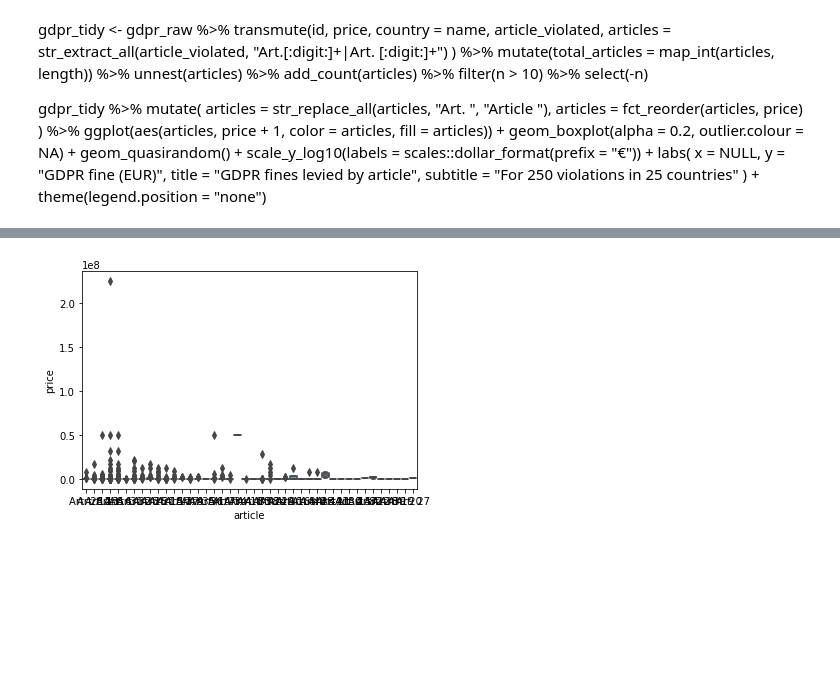
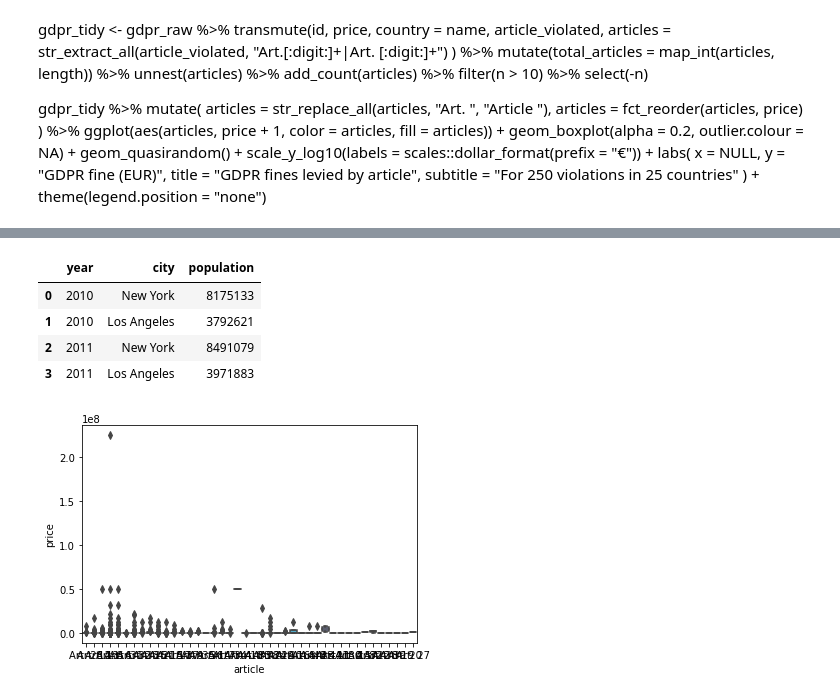
Before and after one commit to dc27/gdpr-fines-analysis, a Jupyter notebook: dev.ipynb, the cells around one changed output, grey strips where cells are left out. Saved outputs shown, nothing was run; the diff lists cells and outputs as text; code cells hidden in the pictures; blank space fills up the shorter version.

```diff
--- a/dev.ipynb
+++ b/dev.ipynb
@@ -131,3 +125,20 @@ fines_long = (
+# %%
+df = pd.DataFrame({
+    'year': [2010, 2010, 2011, 2011],
+    'city': ['New York', 'Los Angeles', 'New York', 'Los Angeles'],
+    'population': [8175133, 3792621, 8491079, 3971883]
+})
+
+# reshape the DataFrame from long to wide format
+df_wide = df.pivot(index='year', columns='city', values='population')
+# %%
+df
+# %% [output]
+|  | year | city | population |
+| 0 | 2010 | New York | 8175133 |
+| 1 | 2010 | Los Angeles | 3792621 |
+| 2 | 2011 | New York | 8491079 |
+| 3 | 2011 | Los Angeles | 3971883 |
 # %%
 
 gdpr_tidy %>%
```
Also changed, not shown: parts of 12 cells of this notebook, 3 other files.
